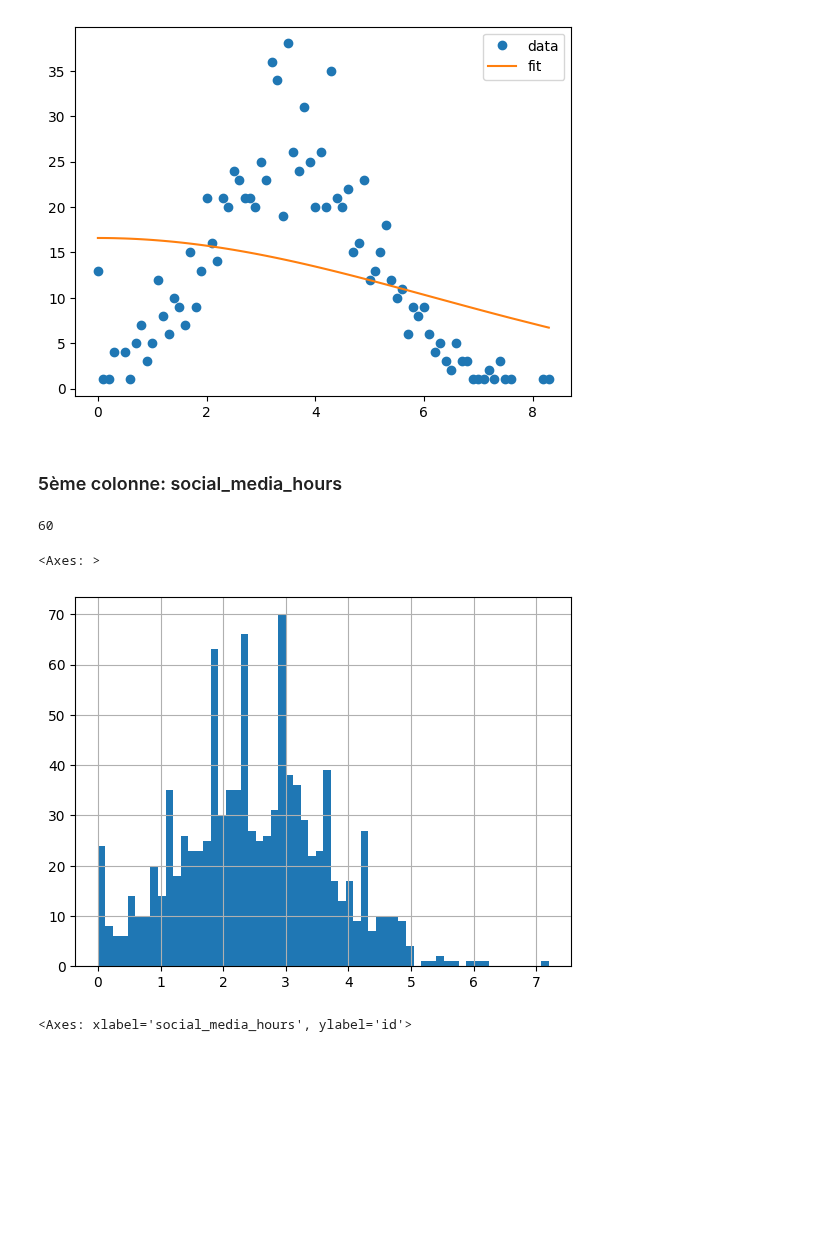
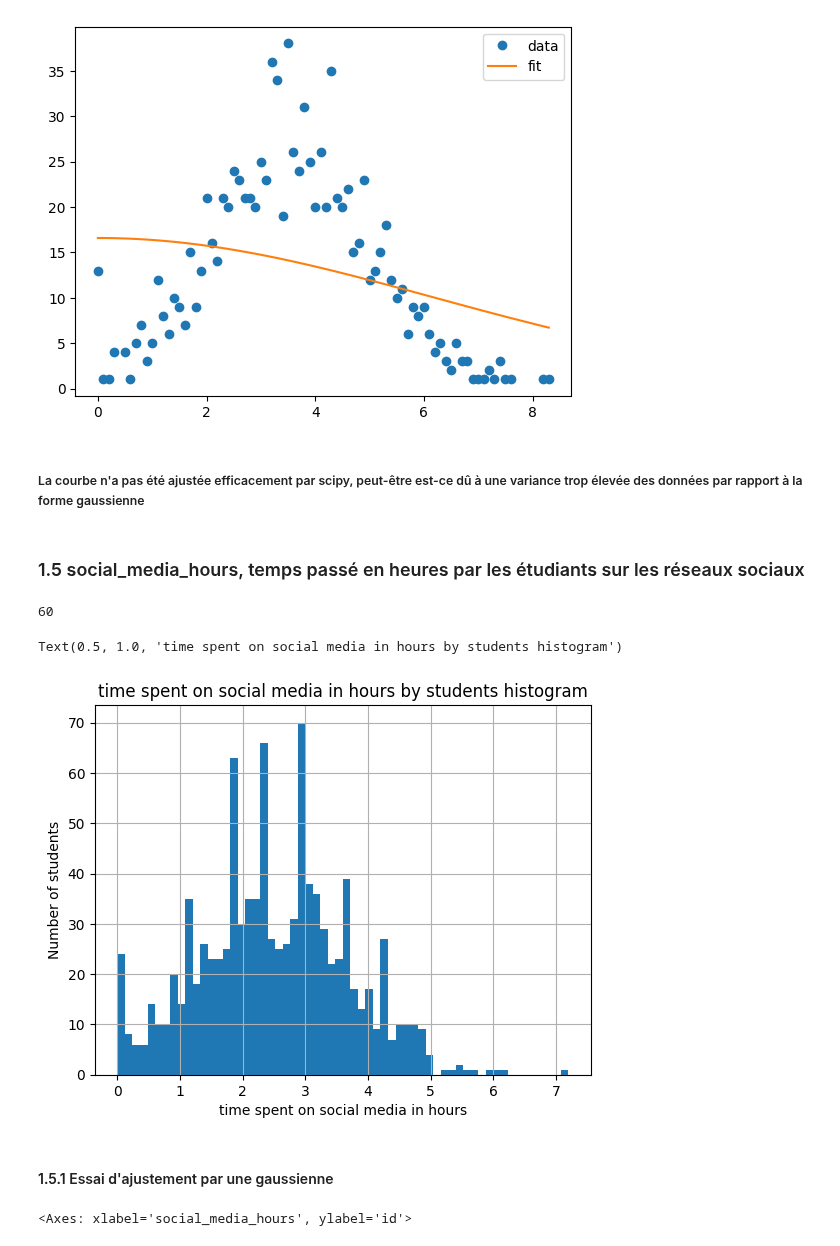
Before and after one commit to smazoyerdatascience/Student-Habits-vs-Academic-Performance, a Jupyter notebook: notebooks/student_habits_performance_EDA.ipynb, the cells around one changed output. Drawn from its saved outputs; the diff is of its cells as text; code cells hidden in the pictures; blank space fills up the shorter version.

```diff
--- a/notebooks/student_habits_performance_EDA.ipynb
+++ b/notebooks/student_habits_performance_EDA.ipynb
@@ -190,17 +197,24 @@ plt.legend()
 # %% [output]
 <matplotlib.legend.Legend at 0x...>
 [figure]
-# %% [markdown]
-### 5ème colonne: social_media_hours
+# %% [markdown]
+##### La courbe n'a pas été ajustée efficacement par scipy, peut-être est-ce dû à une variance trop élevée des données par rapport à la forme gaussienne
+# %% [markdown]
+### 1.5 social_media_hours, temps passé en heures par les étudiants sur les réseaux sociaux
 # %%
 shp.social_media_hours.nunique()
 # %% [output]
 60
-# %%
-shp.social_media_hours.hist(bins=60)
-# %% [output]
-<Axes: >
-[figure, removed]
+# %%
+shp.social_media_hours.hist(bins=60)
+plt.xlabel("time spent on social media in hours")
+plt.ylabel("Number of students")
+plt.title("time spent on social media in hours by students histogram")
+# %% [output]
+Text(0.5, 1.0, 'time spent on social media in hours by students histogram')
+[figure, added]
+# %% [markdown]
+#### 1.5.1 Essai d'ajustement par une gaussienne
 # %%
 hist = shp.groupby(by='social_media_hours').count()['id'].reset_index()
 hist.plot.scatter("social_media_hours","id")
```
Also changed, not shown: parts of 22 cells of this notebook.
